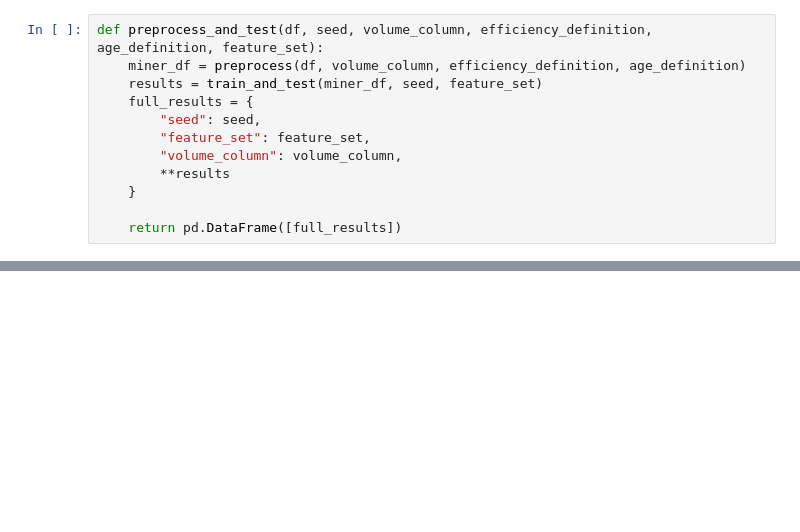
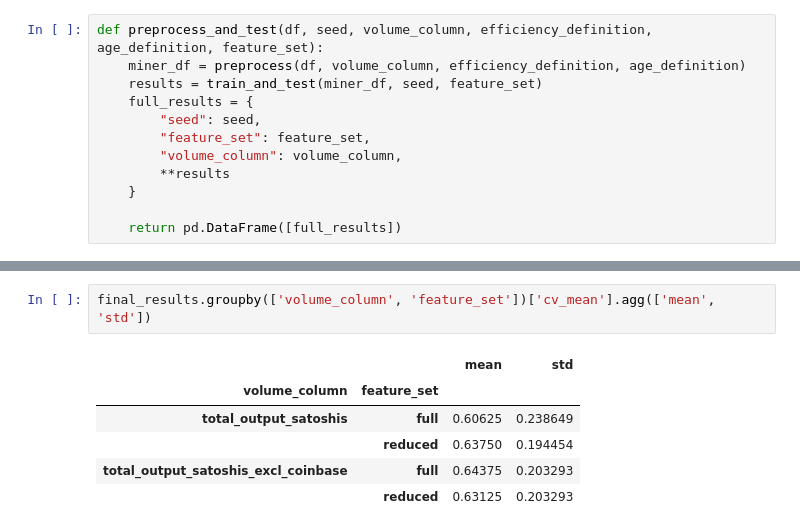
Before and after one commit to Kwokym111/poai_simulation, a Jupyter notebook: src/preprocess.ipynb, the cells around one changed output, grey strips where cells are left out. Saved outputs shown, nothing was run; the diff lists cells and outputs as text; blank space fills up the shorter version.

Commit message:
added groupby to view cv_mean's std and mean across different seeds

```diff
--- a/src/preprocess.ipynb
+++ b/src/preprocess.ipynb
@@ -312,4 +312,13 @@ final_results
 | 5 | 42 | reduced | total_output_satoshis_excl_coinbase | 0.50 | 0.4875 | 0.575491 | 0.417039 | ... |
 | 6 | 42 | full | total_output_satoshis | 0.45 | 0.4375 | 0.318122 | 0.273580 | ... |
 | 7 | 42 | reduced | total_output_satoshis | 0.55 | 0.5000 | 0.318122 | 0.273580 | ... |
+# %%
+final_results.groupby(['volume_column', 'feature_set'])['cv_mean'].agg(['mean', 'std'])
+# %% [output]
+|  |  | mean | std |
+| volume_column | feature_set |  |  |
+| total_output_satoshis | full | 0.60625 | 0.238649 |
+|  | reduced | 0.63750 | 0.194454 |
+| total_output_satoshis_excl_coinbase | full | 0.64375 | 0.203293 |
+|  | reduced | 0.63125 | 0.203293 |
 # %%
```
Also changed, not shown: parts of 4 cells of this notebook.
